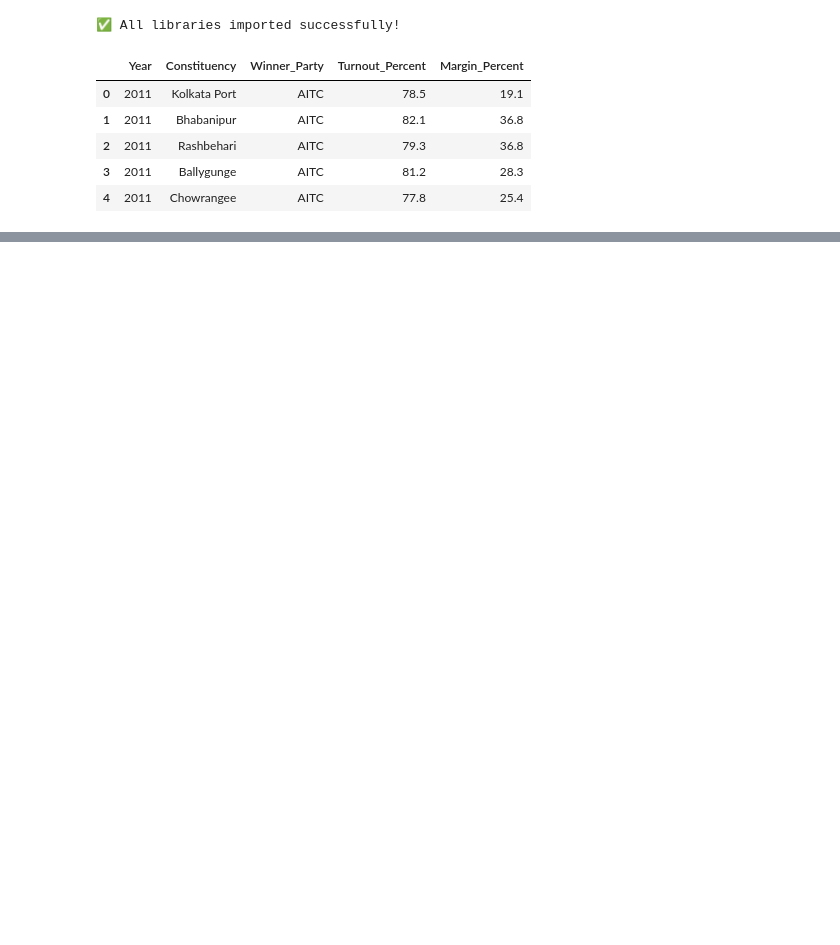
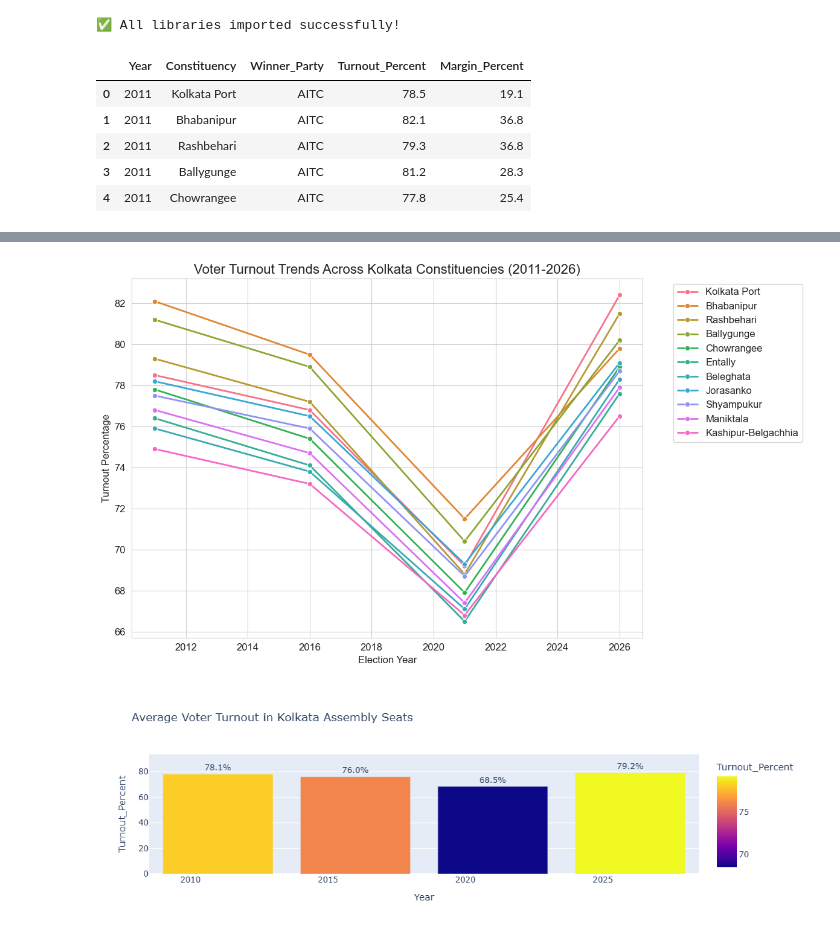
Before and after one commit to Sadiqua-Zama/Vote-Map, a Jupyter notebook: Vote_map.ipynb, the cells around one changed output, grey strips where cells are left out. Saved outputs shown, nothing was run; the diff lists cells and outputs as text; code cells hidden in the pictures; blank space fills up the shorter version.

Commit message:
data

```diff
--- a/Vote_map.ipynb
+++ b/Vote_map.ipynb
@@ -58,0 +76,22 @@ df.head()
+# %%
+# 1. Turnout Trend Over Years
+plt.figure(figsize=(12,7))
+sns.lineplot(data=df, x='Year', y='Turnout_Percent', hue='Constituency', marker='o', linewidth=2)
+plt.title('Voter Turnout Trends Across Kolkata Constituencies (2011-2026)', fontsize=16)
+plt.ylabel('Turnout Percentage')
+plt.xlabel('Election Year')
+plt.legend(bbox_to_anchor=(1.05, 1), loc='upper left')
+plt.grid(True)
+plt.tight_layout()
+plt.show()
+
+# 2. Average Turnout Bar Chart (Interactive)
+avg_turnout = df.groupby('Year')['Turnout_Percent'].mean().reset_index()
+fig = px.bar(avg_turnout, x='Year', y='Turnout_Percent',
+             title='Average Voter Turnout in Kolkata Assembly Seats',
+             text='Turnout_Percent', color='Turnout_Percent')
+fig.update_traces(texttemplate='%{text:.1f}%', textposition='outside')
+fig.show()
+# %% [output]
+[figure, added]
+[figure, added]
```
Also changed, not shown: parts of 11 cells of this notebook, 1 other file.
